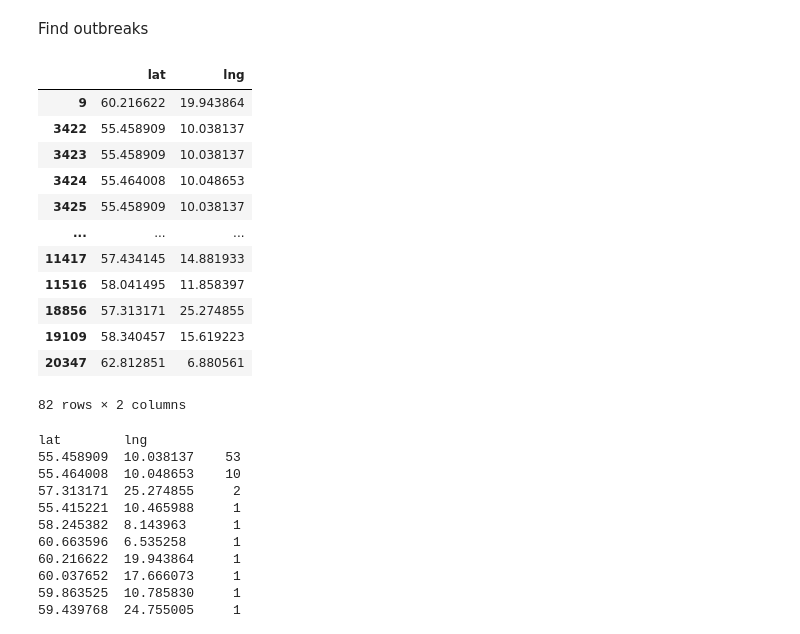
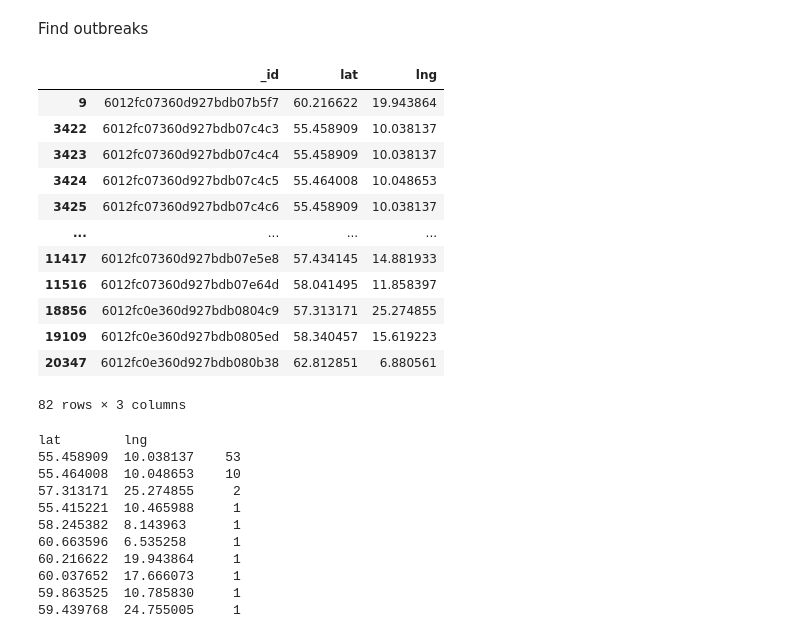
Before and after one commit to mayo-s/phonebookdiver, a Jupyter notebook: jupyter/phonebookdiver_notebook.ipynb, the cells around one changed output. Saved outputs shown, nothing was run; the diff lists cells and outputs as text; code cells hidden in the pictures.

```diff
--- a/jupyter/phonebookdiver_notebook.ipynb
+++ b/jupyter/phonebookdiver_notebook.ipynb
@@ -693,0 +675,5 @@ coords_df
+# %%
+data = data.assign(lat=(data.coordinates.astype(str).str.strip('[]').str.split(',').str[0]).astype(float),
+                 lng=data.coordinates.astype(str).str.strip('[]').str.split(',').str[1].astype(float)
+                ).drop('coordinates',1)
+data
@@ -723,23 +723,23 @@ Coordinates exceeding those in one direction are most likely not within the boun
 # %% [markdown]
 Find outbreaks
 # %%
-north = coords_df[coords_df.lat > 55.06]
+north = data[data.lat > 55.06]
 north
 # 82 records
 # %% [output]
-|  | lat | lng |
-| 9 | 60.216622 | 19.943864 |
-| 3422 | 55.458909 | 10.038137 |
-| 3423 | 55.458909 | 10.038137 |
-| 3424 | 55.464008 | 10.048653 |
-| 3425 | 55.458909 | 10.038137 |
-| ... | ... | ... |
-| 11417 | 57.434145 | 14.881933 |
-| 11516 | 58.041495 | 11.858397 |
-| 18856 | 57.313171 | 25.274855 |
-| 19109 | 58.340457 | 15.619223 |
-| 20347 | 62.812851 | 6.880561 |
+|  | _id | lat | lng |
+| 9 | 6012fc07360d927bdb07b5f7 | 60.216622 | 19.943864 |
+| 3422 | 6012fc07360d927bdb07c4c3 | 55.458909 | 10.038137 |
+| 3423 | 6012fc07360d927bdb07c4c4 | 55.458909 | 10.038137 |
+| 3424 | 6012fc07360d927bdb07c4c5 | 55.464008 | 10.048653 |
+| 3425 | 6012fc07360d927bdb07c4c6 | 55.458909 | 10.038137 |
+| ... | ... | ... | ... |
+| 11417 | 6012fc07360d927bdb07e5e8 | 57.434145 | 14.881933 |
+| 11516 | 6012fc07360d927bdb07e64d | 58.041495 | 11.858397 |
+| 18856 | 6012fc0e360d927bdb0804c9 | 57.313171 | 25.274855 |
+| 19109 | 6012fc0e360d927bdb0805ed | 58.340457 | 15.619223 |
+| 20347 | 6012fc0e360d927bdb080b38 | 62.812851 | 6.880561 |
-82 rows × 2 columns
+82 rows × 3 columns
 # %%
 north.value_counts(['lat', 'lng'])
 # %% [output]
```
Also changed, not shown: parts of 10 cells of this notebook.
